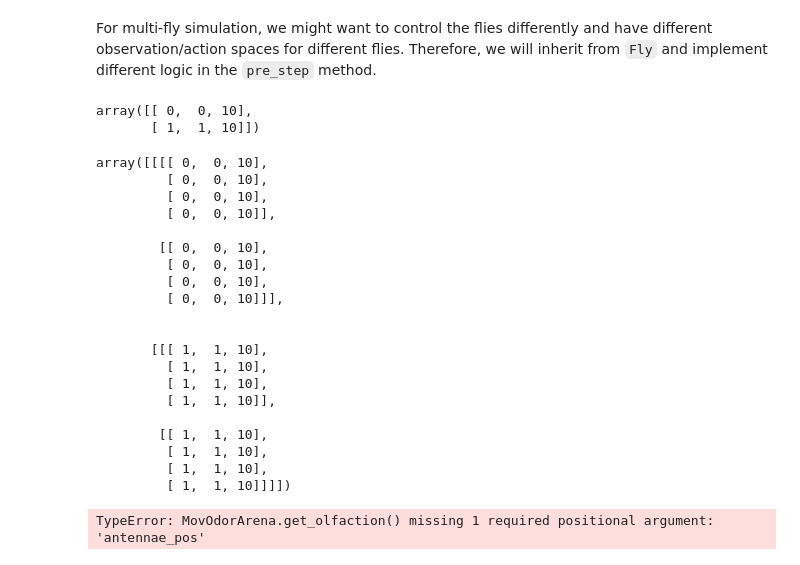
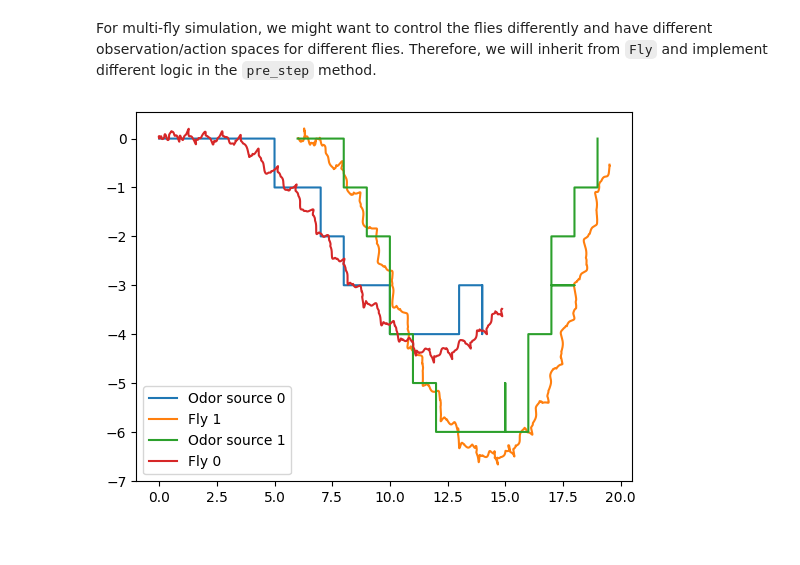
Before and after one commit to AndyPiantoni/ControlBehavProject, a Jupyter notebook: chasing.ipynb, the cells around one changed output. Saved outputs shown, nothing was run; the diff lists cells and outputs as text; code cells hidden in the pictures.

Commit message:
changed to float

```diff
--- a/chasing.ipynb
+++ b/chasing.ipynb
@@ -13,18 +13,24 @@ from hybrid_turning_fly import HybridTurningFly
 from movodor_arena import MovOdorArena
 from odor_turning_fly import OdorTaxisFly
 # %%
-#one odor source
 # random state seed for reproducibility
 seed = 1
 
 # Odor source: array of shape (num_odor_sources, 3) - xyz coords of odor sources
-odor_source = np.array([[1, 2, 3]])
+odor_source = np.array([[0, 0, 10],[1, 1, 10]], dtype=np.float32)
 
-peak_odor_intensity = np.array([[1, 0]])
+# Peak intensities: array of shape (num_odor_sources, odor_dimensions)
+# For each odor source, if the intensity is (x, 0) then the odor is in the 1st dimension
+# (in this case attractive). If it's (0, x) then it's in the 2nd dimension (in this case
+# aversive)
+peak_odor_intensity = np.array([[0, 1],[1, 0]])
 
-marker_colors = [[255, 127, 14]]
+# Marker colors: array of shape (num_odor_sources, 4) - RGBA values for each marker,
+# normalized to [0, 1]
+marker_colors = [[255, 127, 14], [31, 119, 180]]
 marker_colors = np.array([[*np.array(color) / 255, 1] for color in marker_colors])
 
 odor_dimensions = len(peak_odor_intensity[0])
 
+# Gains for the two odors (negative = attractive, positive = aversive)
 odor_gains = np.array([-500, 80])
@@ -120,36 +104,9 @@ sim = Simulation(
     arena=arena,
     timestep=timestep,
 )
-# %%
-arena.odor_source
-# %% [output]
-array([[ 0,  0, 10],
-       [ 1,  1, 10]])
-# %%
-arena._odor_source_repeated
-# %% [output]
-array([[[[ 0,  0, 10],
-         [ 0,  0, 10],
-         [ 0,  0, 10],
-         [ 0,  0, 10]],
-
-        [[ 0,  0, 10],
-         [ 0,  0, 10],
-         [ 0,  0, 10],
-         [ 0,  0, 10]]],
-
-
-       [[[ 1,  1, 10],
-         [ 1,  1, 10],
-         [ 1,  1, 10],
-         [ 1,  1, 10]],
-
-        [[ 1,  1, 10],
-         [ 1,  1, 10],
-         [ 1,  1, 10],
-         [ 1,  1, 10]]]])
 # %%
 sim.reset(seed=0)
+odor_source_hist = []
 for i in fly1.model.find_all("geom"):
     sim.physics.named.model.geom_rgba[f"1/{i.name}"] = (0, 0, 0, 1)
 
@@ -181,7 +138,7 @@ y = None
 alpha = 1e-1
 
 control_signal = np.zeros(odor_dimensions)
-
+obs_history = []
 for i in trange(len(t)):
     #print something every 1000 steps
     # if i % 1000 == 0:
@@ -200,14 +157,6 @@ for i in trange(len(t)):
     for j in range(len(arena.odor_source)):
         arena.odor_source[j] = obs[str(j)]["fly"][0]
         arena.odor_source[j][2] = 4    #add an offset to the odor source position on z axis
-
-
-
-
-
-
-
-
 
     #THIS PART IS TO MAKE THE SECOND CAMERA FOLLOW THE CENTER OF MASS OF THE FLY ------------------------------------------------
     render_res = sim.render()[0]
@@ -245,10 +194,23 @@ for i in trange(len(t)):
         )
         second_cam_frames.append(second_img)
         #------------------------------------------------------------------------------------------------
+
+    odor_source_hist.append(arena.odor_source.copy())
+    obs_history.append(obs)
-# %%
-arena.get_olfaction()
-# %% [output]
-TypeError: MovOdorArena.get_olfaction() missing 1 required positional argument: 'antennae_pos'
+# %%
+# plot the odor source trajectory vs fly trajectory
+import matplotlib.pyplot as plt
+fly_pos_hist_1 = np.array([obs["1"]["fly"][0, :2] for obs in obs_history])
+fly_pos_hist_0 = np.array([obs["0"]["fly"][0, :2] for obs in obs_history])
+odor_source_hist = np.array(odor_source_hist)
+plt.plot(odor_source_hist[:,0,0], odor_source_hist[:,0,1], label="Odor source 0")
+plt.plot(fly_pos_hist_1[:,0], fly_pos_hist_1[:,1], label="Fly 1")
+plt.plot(odor_source_hist[:,1,0], odor_source_hist[:,1,1], label="Odor source 1")
+plt.plot(fly_pos_hist_0[:,0], fly_pos_hist_0[:,1], label="Fly 0")
+plt.legend()
+plt.show()
+# %% [output]
+[figure, added]
 # %%
 #birdeye_cam_frames = cam._frames
 cam._frames = second_cam_frames
```
Also changed, not shown: parts of 3 cells of this notebook, 1 other file.
